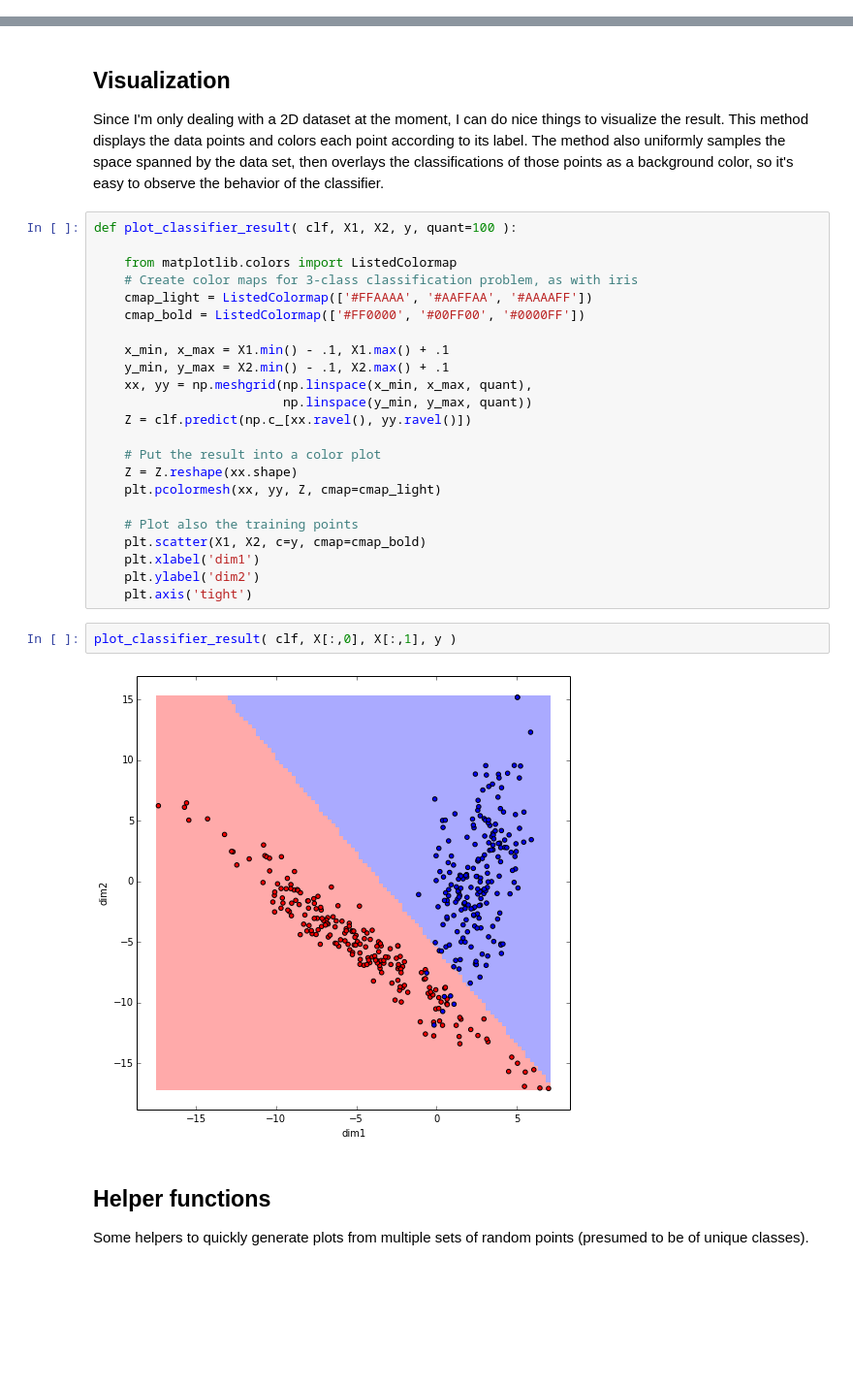
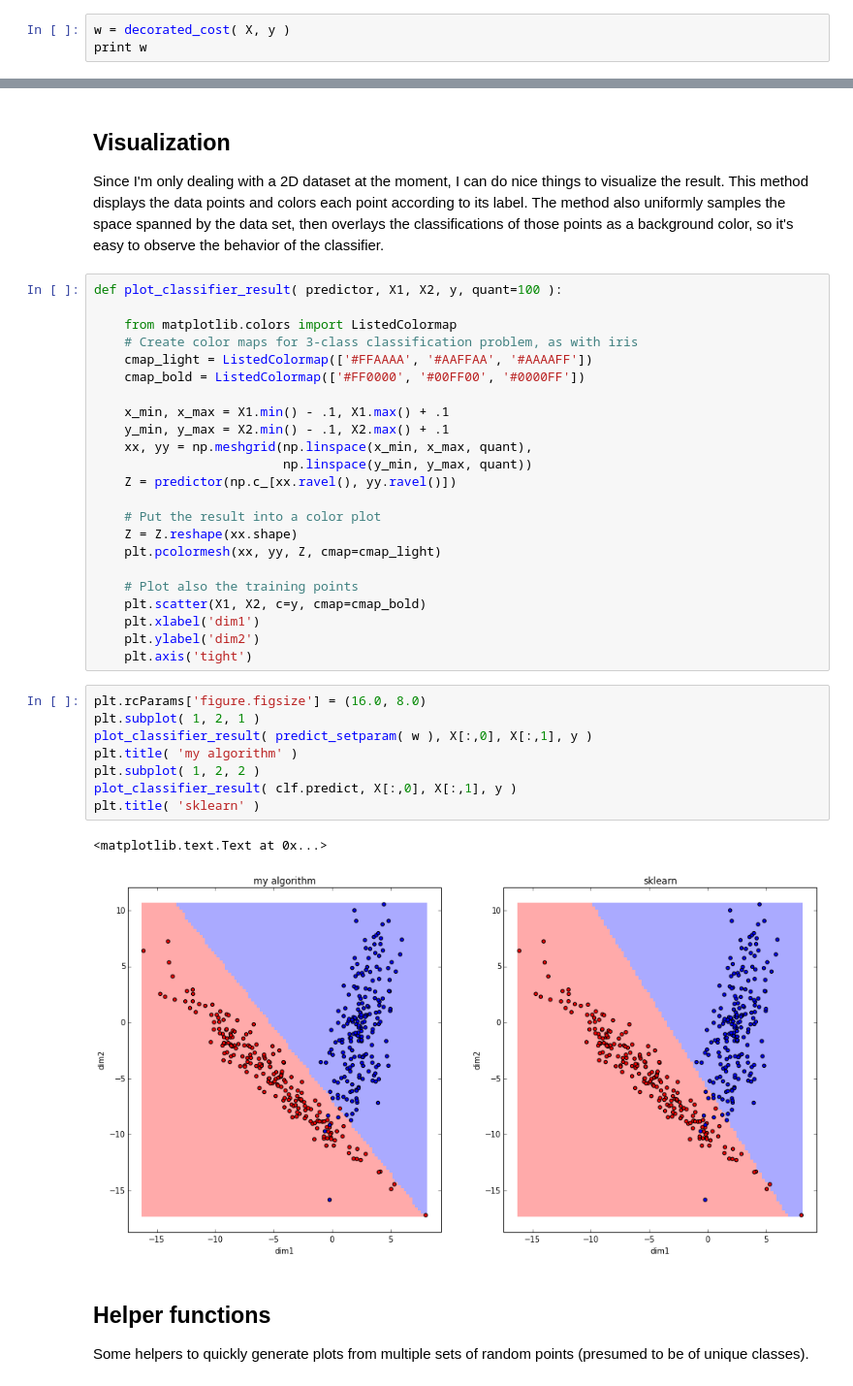
Before and after one commit to matttrent/machine-learning, a Jupyter notebook: logistic-classifier.ipynb, the cells around one changed output, grey strips where cells are left out. Shown at 97% size. Drawn from its saved outputs; the diff is of its cells as text; blank space fills up the shorter version.

```diff
--- a/logistic-classifier.ipynb
+++ b/logistic-classifier.ipynb
@@ -281,0 +221,3 @@ ValueError: operands could not be broadcast together with shapes (2) (400)
+# %%
+w = decorated_cost( X, y )
+print w
@@ -303,7 +289,7 @@ print clf.raw_coef_
 
 Since I'm only dealing with a 2D dataset at the moment, I can do nice things to visualize the result.  This method displays the data points and colors each point according to its label.  The method also uniformly samples the space spanned by the data set, then overlays the classifications of those points as a background color, so it's easy to observe the behavior of the classifier.
 # %%
-def plot_classifier_result( clf, X1, X2, y, quant=100 ):
+def plot_classifier_result( predictor, X1, X2, y, quant=100 ):
 
     from matplotlib.colors import ListedColormap
     # Create color maps for 3-class classification problem, as with iris
@@ -314,7 +300,7 @@ def plot_classifier_result( clf, X1, X2, y, quant=100 ):
     y_min, y_max = X2.min() - .1, X2.max() + .1
     xx, yy = np.meshgrid(np.linspace(x_min, x_max, quant),
                          np.linspace(y_min, y_max, quant))
-    Z = clf.predict(np.c_[xx.ravel(), yy.ravel()])
+    Z = predictor(np.c_[xx.ravel(), yy.ravel()])
 
     # Put the result into a color plot
     Z = Z.reshape(xx.shape)
@@ -325,10 +311,17 @@ def plot_classifier_result( clf, X1, X2, y, quant=100 ):
     plt.xlabel('dim1')
     plt.ylabel('dim2')
     plt.axis('tight')
-# %%
-plot_classifier_result( clf, X[:,0], X[:,1], y )
-# %% [output]
-[figure, removed]
+# %%
+plt.rcParams['figure.figsize'] = (16.0, 8.0)
+plt.subplot( 1, 2, 1 )
+plot_classifier_result( predict_setparam( w ), X[:,0], X[:,1], y )
+plt.title( 'my algorithm' )
+plt.subplot( 1, 2, 2 )
+plot_classifier_result( clf.predict, X[:,0], X[:,1], y )
+plt.title( 'sklearn' )
+# %% [output]
+<matplotlib.text.Text at 0x...>
+[figure, added]
 # %% [markdown]
 ## Helper functions
 
```
Also changed, not shown: parts of 33 cells of this notebook.
